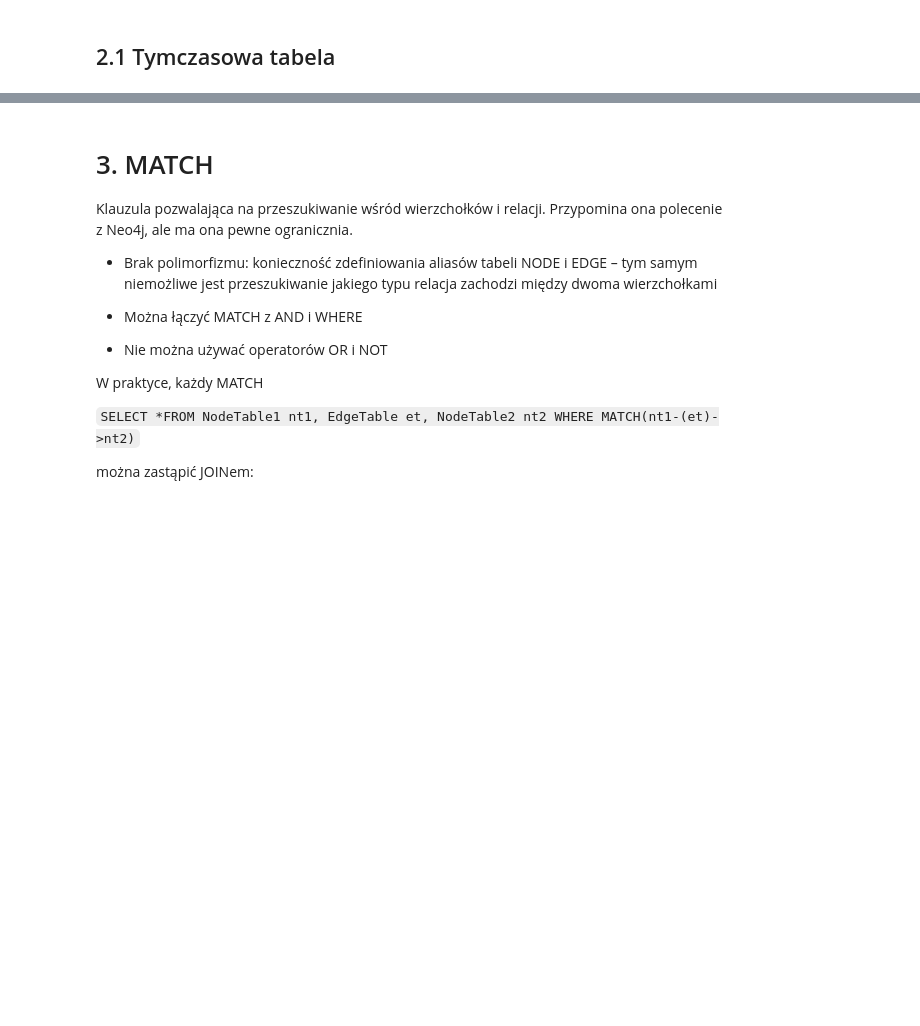
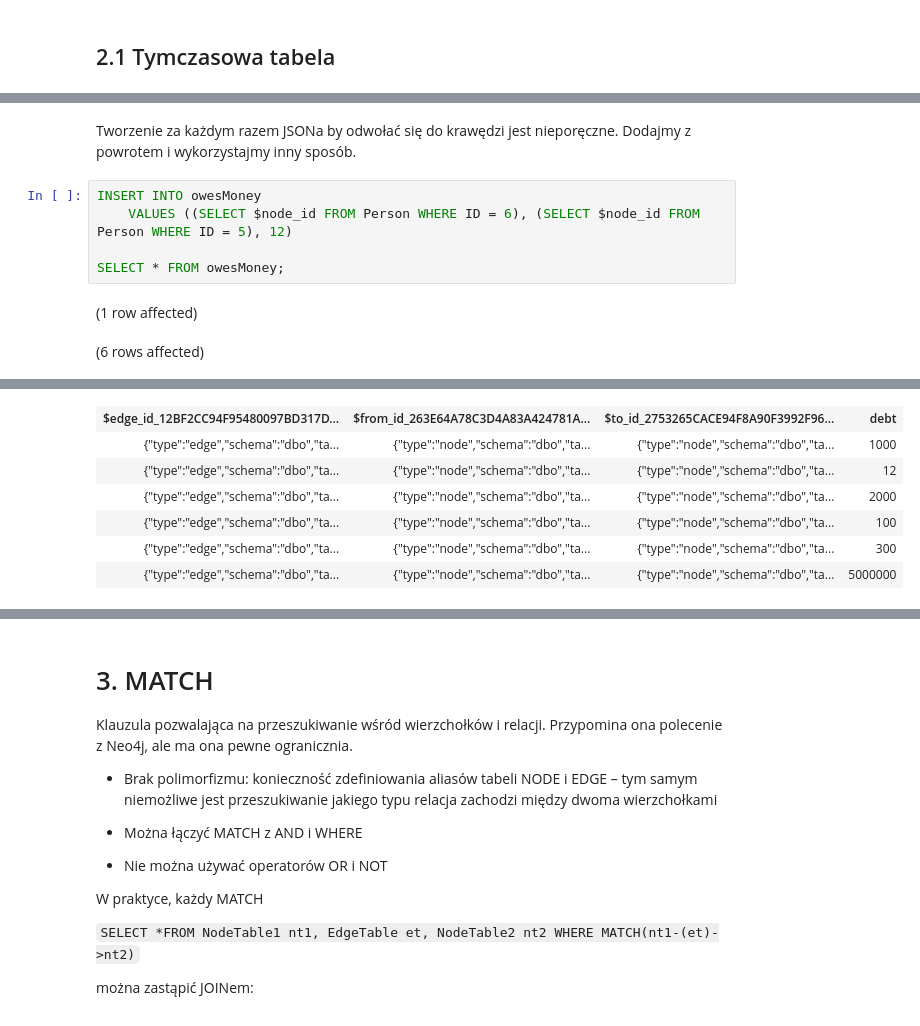
Before and after one commit to Ideefixze/GraphSQL_examples, a Jupyter notebook: 1_2_3_basics_sql_graphs.ipynb, the cells around one changed output, grey strips where cells are left out. Saved outputs shown, nothing was run; the diff lists cells and outputs as text; blank space fills up the shorter version.

```diff
--- a/1_2_3_basics_sql_graphs.ipynb
+++ b/1_2_3_basics_sql_graphs.ipynb
@@ -251,0 +310,10 @@ Total execution time: 00:00:00.007
+# %% [markdown]
+Tworzenie za każdym razem JSONa by odwołać się do krawędzi jest nieporęczne. Dodajmy z powrotem i wykorzystajmy inny sposób.
+# %%
+INSERT INTO owesMoney
+	VALUES ((SELECT $node_id FROM Person WHERE ID = 6), (SELECT $node_id FROM Person WHERE ID = 5), 12)
+
+SELECT * FROM owesMoney;
+# %% [output]
+(1 row affected)
+(6 rows affected)
@@ -251,0 +321,7 @@ Total execution time: 00:00:00.007
+| $edge_id_12BF2CC94F95480097BD317D... | $from_id_263E64A78C3D4A83A424781A... | $to_id_2753265CACE94F8A90F3992F96... | debt |
+| {"type":"edge","schema":"dbo","ta... | {"type":"node","schema":"dbo","ta... | {"type":"node","schema":"dbo","ta... | 1000 |
+| {"type":"edge","schema":"dbo","ta... | {"type":"node","schema":"dbo","ta... | {"type":"node","schema":"dbo","ta... | 12 |
+| {"type":"edge","schema":"dbo","ta... | {"type":"node","schema":"dbo","ta... | {"type":"node","schema":"dbo","ta... | 2000 |
+| {"type":"edge","schema":"dbo","ta... | {"type":"node","schema":"dbo","ta... | {"type":"node","schema":"dbo","ta... | 100 |
+| {"type":"edge","schema":"dbo","ta... | {"type":"node","schema":"dbo","ta... | {"type":"node","schema":"dbo","ta... | 300 |
+| {"type":"edge","schema":"dbo","ta... | {"type":"node","schema":"dbo","ta... | {"type":"node","schema":"dbo","ta... | 5000000 |
```
Also changed, not shown: parts of 28 cells of this notebook, 1 other file.
